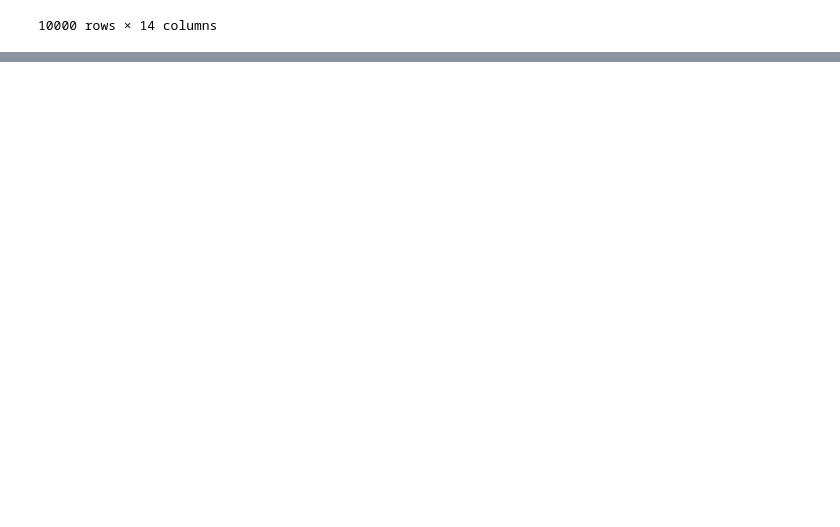
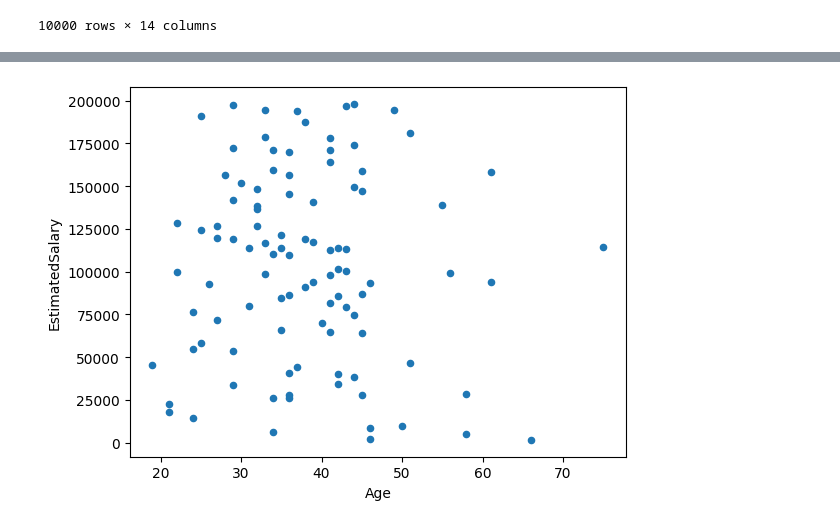
Before and after one commit to kudaevalyudmila1/Python-Analytics, a Jupyter notebook: Lession2.ipynb, the cells around one changed output, grey strips where cells are left out. Cells and saved outputs as stored; diff of their text form; code cells hidden in the pictures; blank space fills up the shorter version.

```diff
--- a/Lession2.ipynb
+++ b/Lession2.ipynb
@@ -501,0 +641,3 @@ df.sort_values(['Age','CreditScore'])
+# %%
+df['target'] = 0
+df.head()
@@ -501,0 +682,3 @@ df.sort_values(['Age','CreditScore'])
+# %%
+df[df['Geography'] == 'France']['target'] = 1
+df.head()
@@ -501,0 +697,3 @@ df.sort_values(['Age','CreditScore'])
+# %%
+df.loc[df['Geography'] == 'France', 'target'] = 1
+df.head()
@@ -501,0 +707,3 @@ df.sort_values(['Age','CreditScore'])
+# %%
+df['Gender'].replace({'Female': 'F', 'Male': 'M'}, inplace=True)
+df.head()
@@ -501,0 +955,4 @@ df.sort_values(['Age','CreditScore'])
+# %%
+df.iloc[:100].plot.scatter(x='Age', y='EstimatedSalary');
+# %% [output]
+[figure, added]
```
Also changed, not shown: parts of 46 cells of this notebook.
